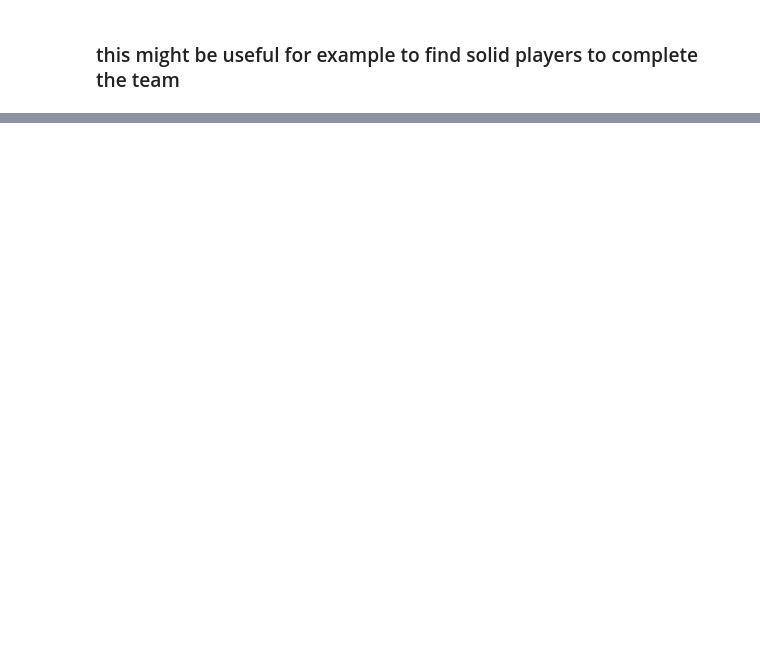
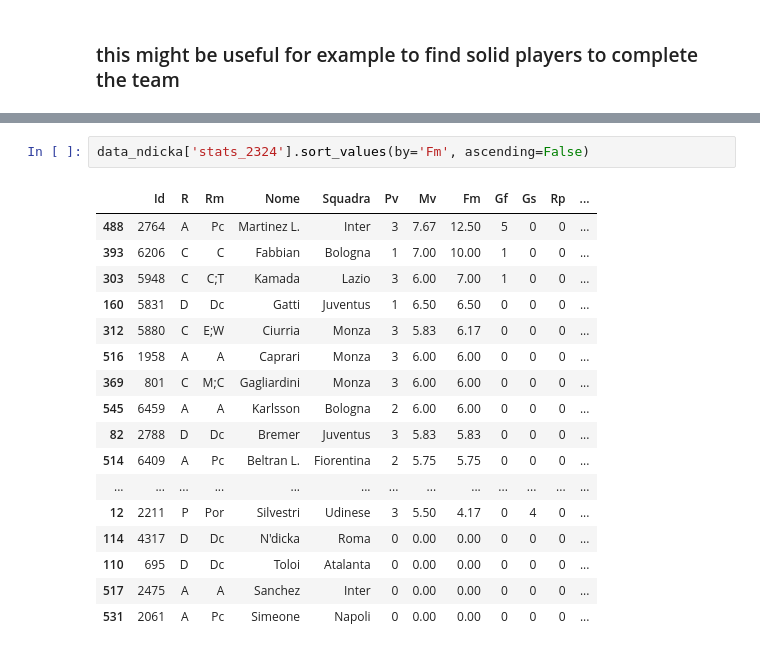
Before and after one commit to AndreaIncatasciato/fantacalcio, a Jupyter notebook: fantacalcio_analysis.ipynb, the cells around one changed output, grey strips where cells are left out. Cells and saved outputs as stored; diff of their text form; blank space fills up the shorter version.

```diff
--- a/fantacalcio_analysis.ipynb
+++ b/fantacalcio_analysis.ipynb
@@ -375,0 +408,20 @@ filtered_df
+# %%
+data_ndicka['stats_2324'].sort_values(by='Fm', ascending=False)
+# %% [output]
+|  | Id | R | Rm | Nome | Squadra | Pv | Mv | Fm | Gf | Gs | Rp | ... |
+| 488 | 2764 | A | Pc | Martinez L. | Inter | 3 | 7.67 | 12.50 | 5 | 0 | 0 | ... |
+| 393 | 6206 | C | C | Fabbian | Bologna | 1 | 7.00 | 10.00 | 1 | 0 | 0 | ... |
+| 303 | 5948 | C | C;T | Kamada | Lazio | 3 | 6.00 | 7.00 | 1 | 0 | 0 | ... |
+| 160 | 5831 | D | Dc | Gatti | Juventus | 1 | 6.50 | 6.50 | 0 | 0 | 0 | ... |
+| 312 | 5880 | C | E;W | Ciurria | Monza | 3 | 5.83 | 6.17 | 0 | 0 | 0 | ... |
+| 516 | 1958 | A | A | Caprari | Monza | 3 | 6.00 | 6.00 | 0 | 0 | 0 | ... |
+| 369 | 801 | C | M;C | Gagliardini | Monza | 3 | 6.00 | 6.00 | 0 | 0 | 0 | ... |
+| 545 | 6459 | A | A | Karlsson | Bologna | 2 | 6.00 | 6.00 | 0 | 0 | 0 | ... |
+| 82 | 2788 | D | Dc | Bremer | Juventus | 3 | 5.83 | 5.83 | 0 | 0 | 0 | ... |
+| 514 | 6409 | A | Pc | Beltran L. | Fiorentina | 2 | 5.75 | 5.75 | 0 | 0 | 0 | ... |
+| ... | ... | ... | ... | ... | ... | ... | ... | ... | ... | ... | ... | ... |
+| 12 | 2211 | P | Por | Silvestri | Udinese | 3 | 5.50 | 4.17 | 0 | 4 | 0 | ... |
+| 114 | 4317 | D | Dc | N'dicka | Roma | 0 | 0.00 | 0.00 | 0 | 0 | 0 | ... |
+| 110 | 695 | D | Dc | Toloi | Atalanta | 0 | 0.00 | 0.00 | 0 | 0 | 0 | ... |
+| 517 | 2475 | A | A | Sanchez | Inter | 0 | 0.00 | 0.00 | 0 | 0 | 0 | ... |
+| 531 | 2061 | A | Pc | Simeone | Napoli | 0 | 0.00 | 0.00 | 0 | 0 | 0 | ... |
```
Also changed, not shown: parts of 9 cells of this notebook.
